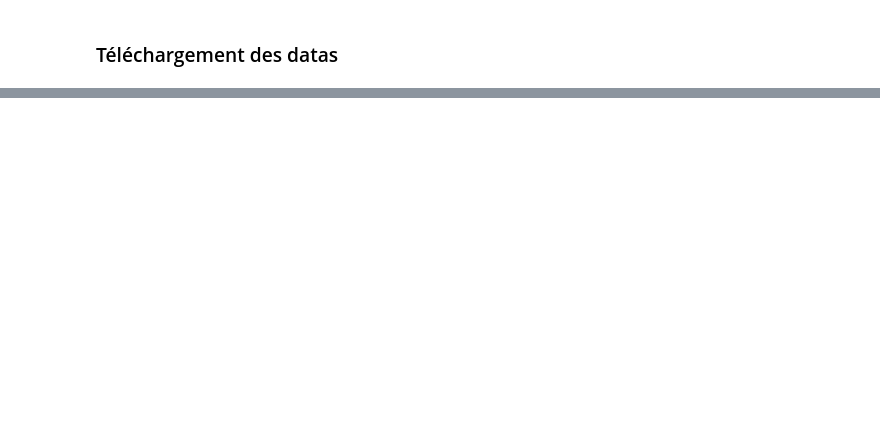
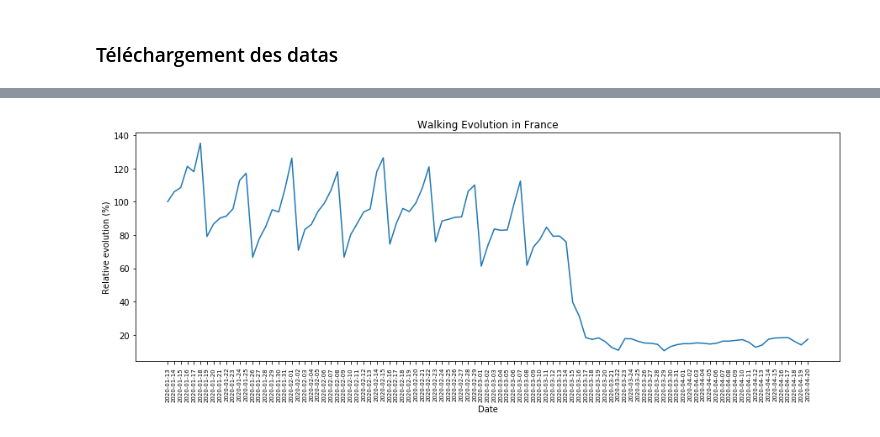
Before and after one commit to epfl-ada/ada-2022-project-datamineurs, a Jupyter notebook: ADA_coronawiki_project.ipynb, the cells around one changed output, grey strips where cells are left out. Saved outputs shown, nothing was run; the diff lists cells and outputs as text; code cells hidden in the pictures; blank space fills up the shorter version.

Commit message:
analyses google apple

```diff
--- a/ADA_coronawiki_project.ipynb
+++ b/ADA_coronawiki_project.ipynb
@@ -91,0 +164,20 @@ print (json_timeseries.keys())
+# %%
+#Exemple : plot walking evolution in France
+
+import matplotlib.pyplot as plt
+
+#Extract walking data for France
+france_walking = df_apple_mobility[(df_apple_mobility['region']=='France') & (df_apple_mobility['transportation_type']=='walking')]
+france_walking.drop(['geo_type', 'region', 'transportation_type'], inplace=True, axis=1)
+
+#Transpose it to have a pandas series and plot it
+france_walking = france_walking.transpose()
+fig = plt.figure(figsize=(15, 5))
+plt.plot(france_walking)
+plt.xticks(fontsize=7, rotation=90)
+plt.title('Walking Evolution in France')
+plt.xlabel('Date')
+plt.ylabel('Relative evolution (%)')
+plt.show()
+# %% [output]
+[figure, added]
```
Also changed, not shown: parts of 18 cells of this notebook.
